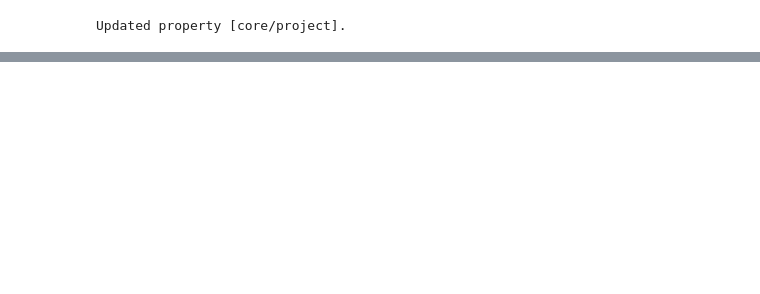
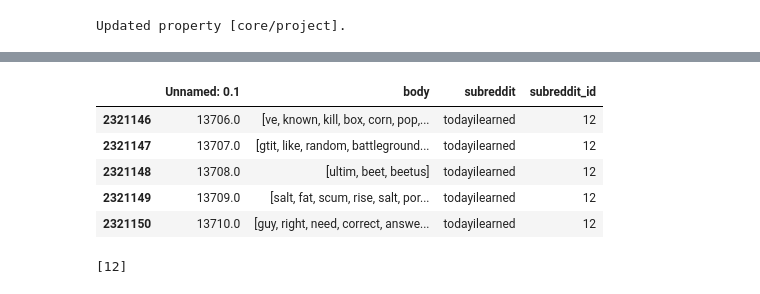
Before and after one commit to galligiuly/TFM-Which-subreddit-best-fits-my-post, a Jupyter notebook: 05_final_modelling/07.1_modelling_LRC_TFIDF.ipynb, the cells around one changed output, grey strips where cells are left out. Saved outputs shown, nothing was run; the diff lists cells and outputs as text; code cells hidden in the pictures; blank space fills up the shorter version.

```diff
--- a/05_final_modelling/07.1_modelling_LRC_TFIDF.ipynb
+++ b/05_final_modelling/07.1_modelling_LRC_TFIDF.ipynb
@@ -286,0 +413,4 @@ print(np.mean(predicted_labels == data["test"]["labels"]))
+# %%
+# todayilearned => correct
+
+sentence3 = "TIL that conservationists created a match.com profile for the world’s loneliest frog named Romeo, in order to raise funds for expeditions to find more of his species. Their work paid off, and Romeo and Juliet are together at last."
@@ -286,0 +427,9 @@ print(np.mean(predicted_labels == data["test"]["labels"]))
+# %%
+model_LR_df[model_LR_df['subreddit_id'] == int(result3)].head()
+# %% [output]
+|  | Unnamed: 0.1 | body | subreddit | subreddit_id |
+| 2321146 | 13706.0 | [ve, known, kill, box, corn, pop,... | todayilearned | 12 |
+| 2321147 | 13707.0 | [gtit, like, random, battleground... | todayilearned | 12 |
+| 2321148 | 13708.0 | [ultim, beet, beetus] | todayilearned | 12 |
+| 2321149 | 13709.0 | [salt, fat, scum, rise, salt, por... | todayilearned | 12 |
+| 2321150 | 13710.0 | [guy, right, need, correct, answe... | todayilearned | 12 |
@@ -286,0 +440,10 @@ print(np.mean(predicted_labels == data["test"]["labels"]))
+# %%
+tokenizer = TweetTokenizer()
+
+text4 = tokenizer.tokenize(sentence4)
+
+result4 = model_lr.predict([text4])
+
+print(result4)
+# %% [output]
+[12]
```
Also changed, not shown: parts of 55 cells of this notebook, 3 other files.
